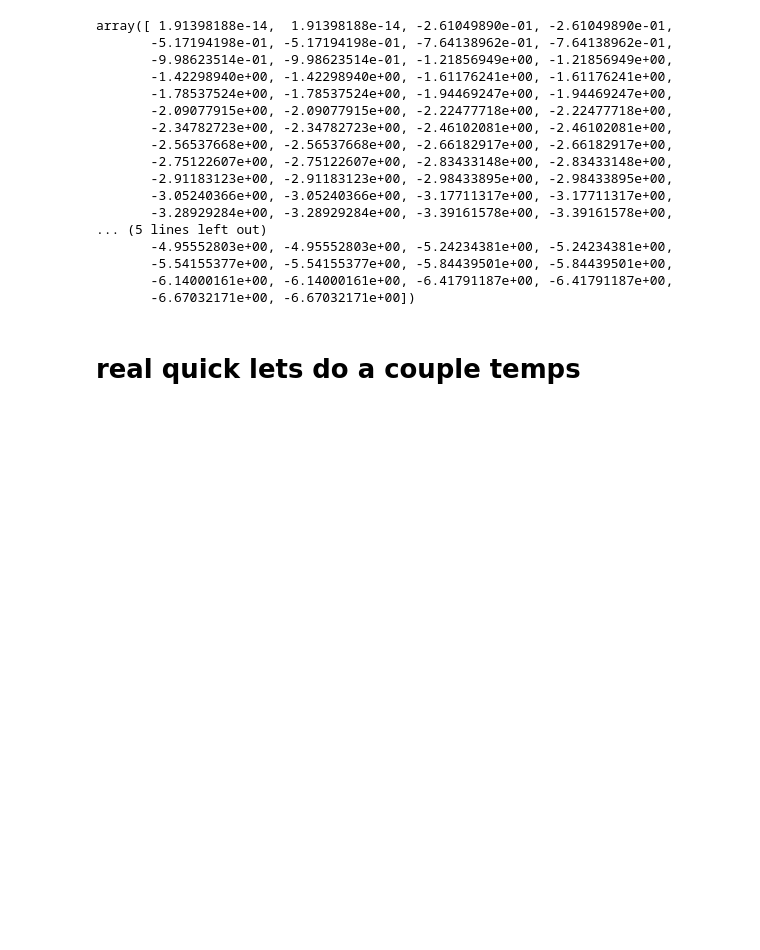
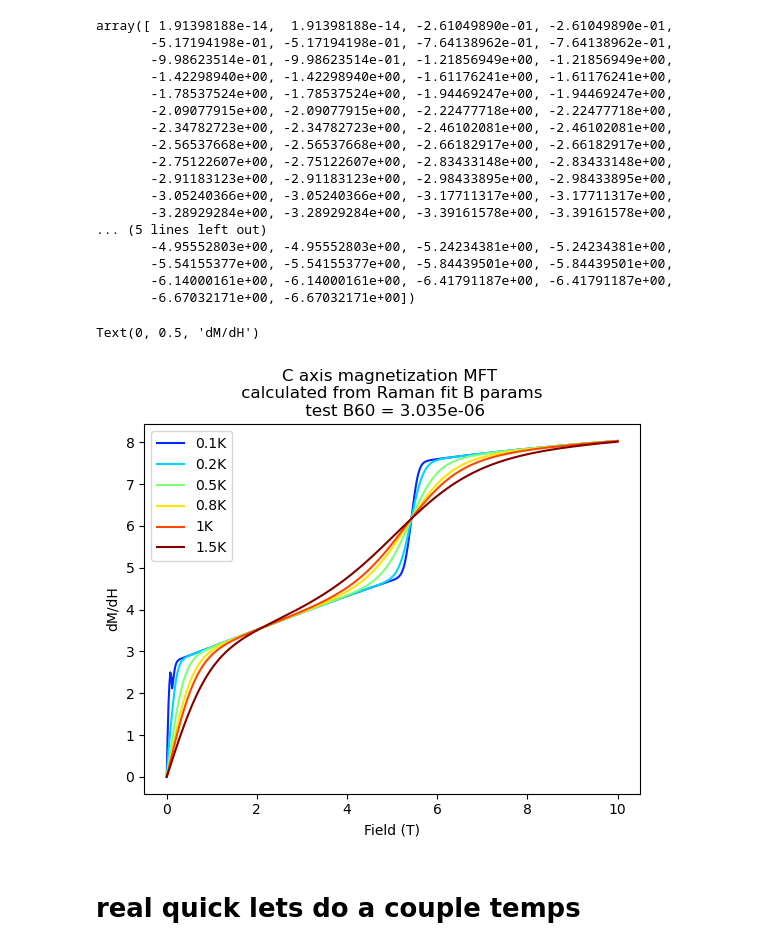
Before and after one commit to hrwhitelock/CES_magnetoOptical, a Jupyter notebook: CES_Mag_fromPCF.ipynb, the cells around one changed output. Saved outputs shown, nothing was run; the diff lists cells and outputs as text; code cells hidden in the pictures; blank space fills up the shorter version.

```diff
--- a/CES_Mag_fromPCF.ipynb
+++ b/CES_Mag_fromPCF.ipynb
@@ -324,17 +345,20 @@ for temperature in temps:
     m.append(temp) # what the actual fuck is this naming holy shit
 # %%
 plt.figure()
-for i in range(len(m)):
-    plt.plot(f, np.gradient(m[i]), label = str(temps[i])+'K', color = colors[i])
+for i in range(1, len(m)):
+    plt.plot(f, m[i], label = str(temps[i])+'K', color = colors[i])
 
 # plt.vlines(5.4, 0, 10)
 plt.legend()
-plt.ylim(0,0.5)
+# plt.ylim(0,3)
 # plt.yscale('log')
-plt.xlim(0,1)
+# plt.xlim(0,1)
 plt.title('C axis magnetization MFT \n calculated from Raman fit B params \n test B60 = '+str(B60))
 plt.xlabel('Field (T)')
 plt.ylabel('dM/dH')
+# %% [output]
+Text(0, 0.5, 'dM/dH')
+[figure, added]
 # %% [markdown]
 # real quick lets do a couple temps
 # %%
```
Also changed, not shown: parts of 8 cells of this notebook, 2 other files.
